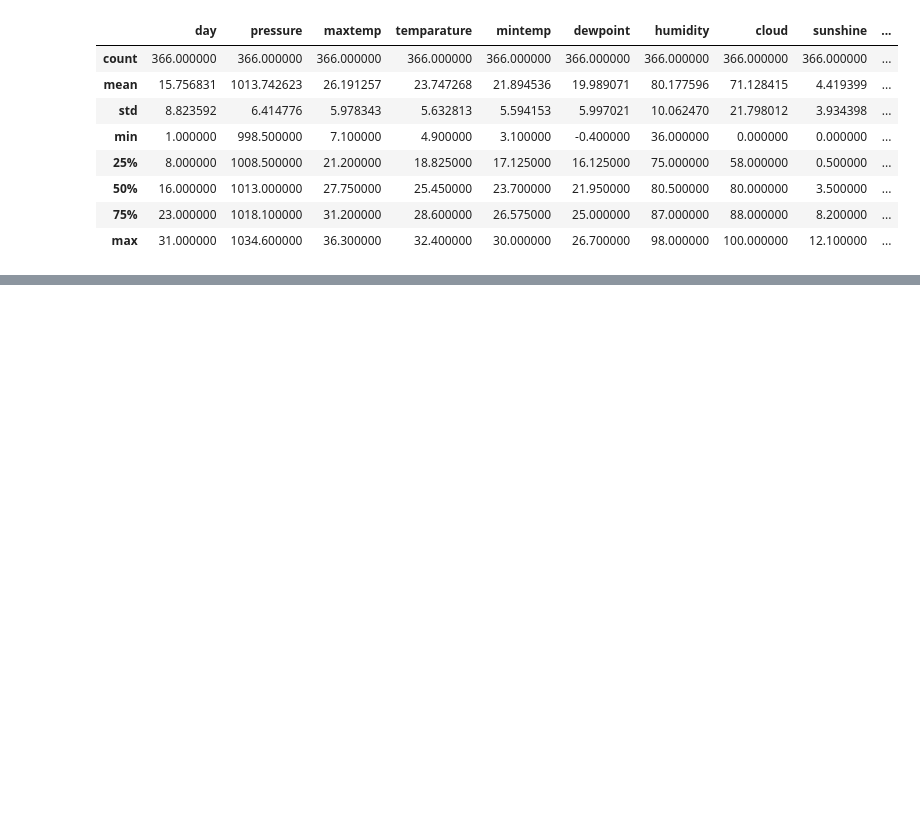
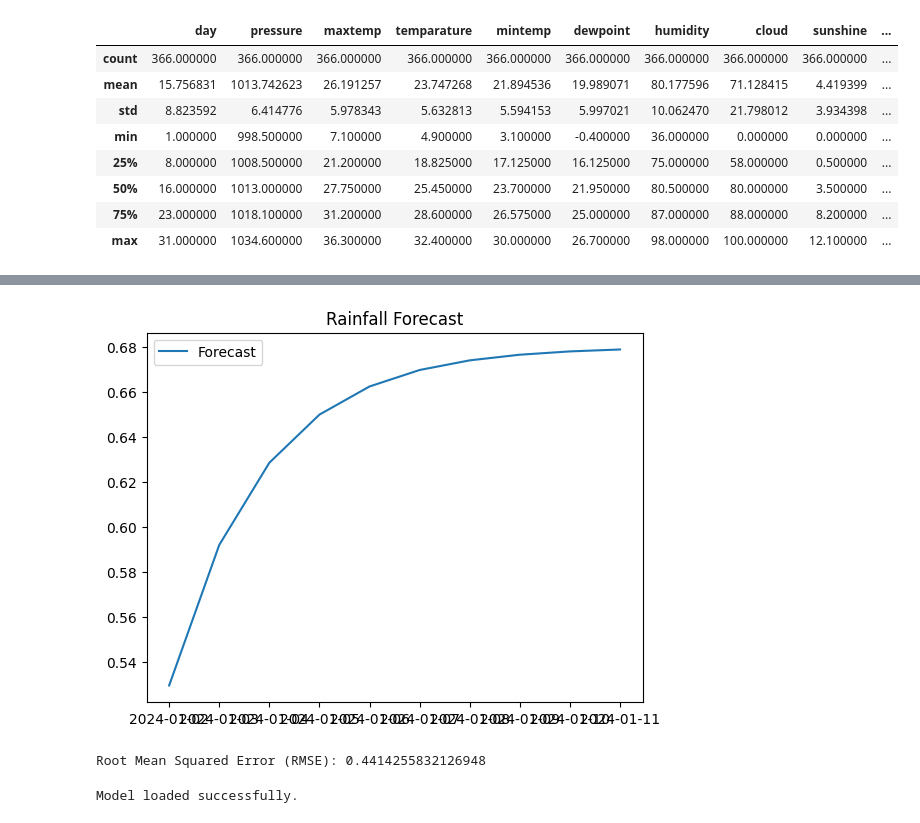
Before and after one commit to Partha-Guntur/Rainfall-Prediction-using-MLOps, a Jupyter notebook: ranifall-pred.ipynb, the cells around one changed output, grey strips where cells are left out. Drawn from its saved outputs; the diff is of its cells as text; code cells hidden in the pictures; blank space fills up the shorter version.

```diff
--- a/ranifall-pred.ipynb
+++ b/ranifall-pred.ipynb
@@ -95,0 +133,9 @@ For example, when doing 'df[col].method(value, inplace=True)', try using 'df.met
+# %%
+from statsmodels.tsa.arima.model import ARIMA
+
+# Fit the ARIMA model (example with p=1, d=0, q=1)
+model = ARIMA(df['rainfall'], order=(1, 0, 1))
+model_fit = model.fit()
+
+# Print model summary
+print(model_fit.summary())
@@ -95,0 +160,30 @@ For example, when doing 'df[col].method(value, inplace=True)', try using 'df.met
+# %%
+# Forecast next 10 steps
+forecast = model_fit.forecast(steps=10)
+
+# Plot the forecast
+plt.plot(forecast, label='Forecast')
+plt.legend()
+plt.title('Rainfall Forecast')
+plt.show()
+# %% [output]
+[figure, added]
+# %%
+from sklearn.metrics import mean_squared_error
+import numpy as np
+
+actual = df['rainfall'][1:]
+predicted = model_fit.fittedvalues[1:]
+rmse = np.sqrt(mean_squared_error(actual, predicted))
+print(f"Root Mean Squared Error (RMSE): {rmse}")
+# %% [output]
+Root Mean Squared Error (RMSE): 0.4414255832126948
+# %%
+import pickle
+
+with open('arima_model.pkl', 'rb') as model_file:
+    loaded_model = pickle.load(model_file)
+
+print("Model loaded successfully.")
+# %% [output]
+Model loaded successfully.
```
Also changed, not shown: parts of 12 cells of this notebook, 1 other file.
